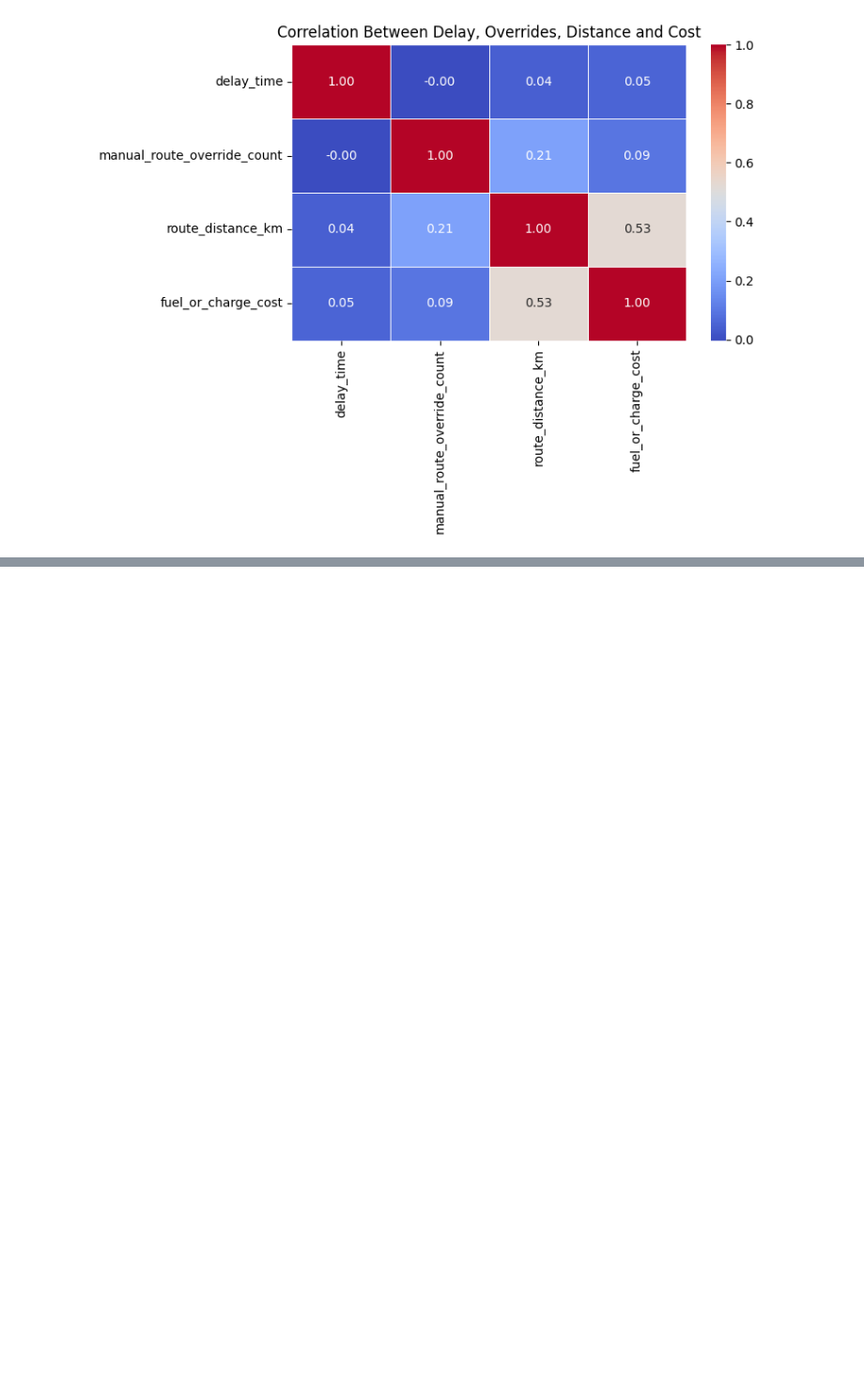
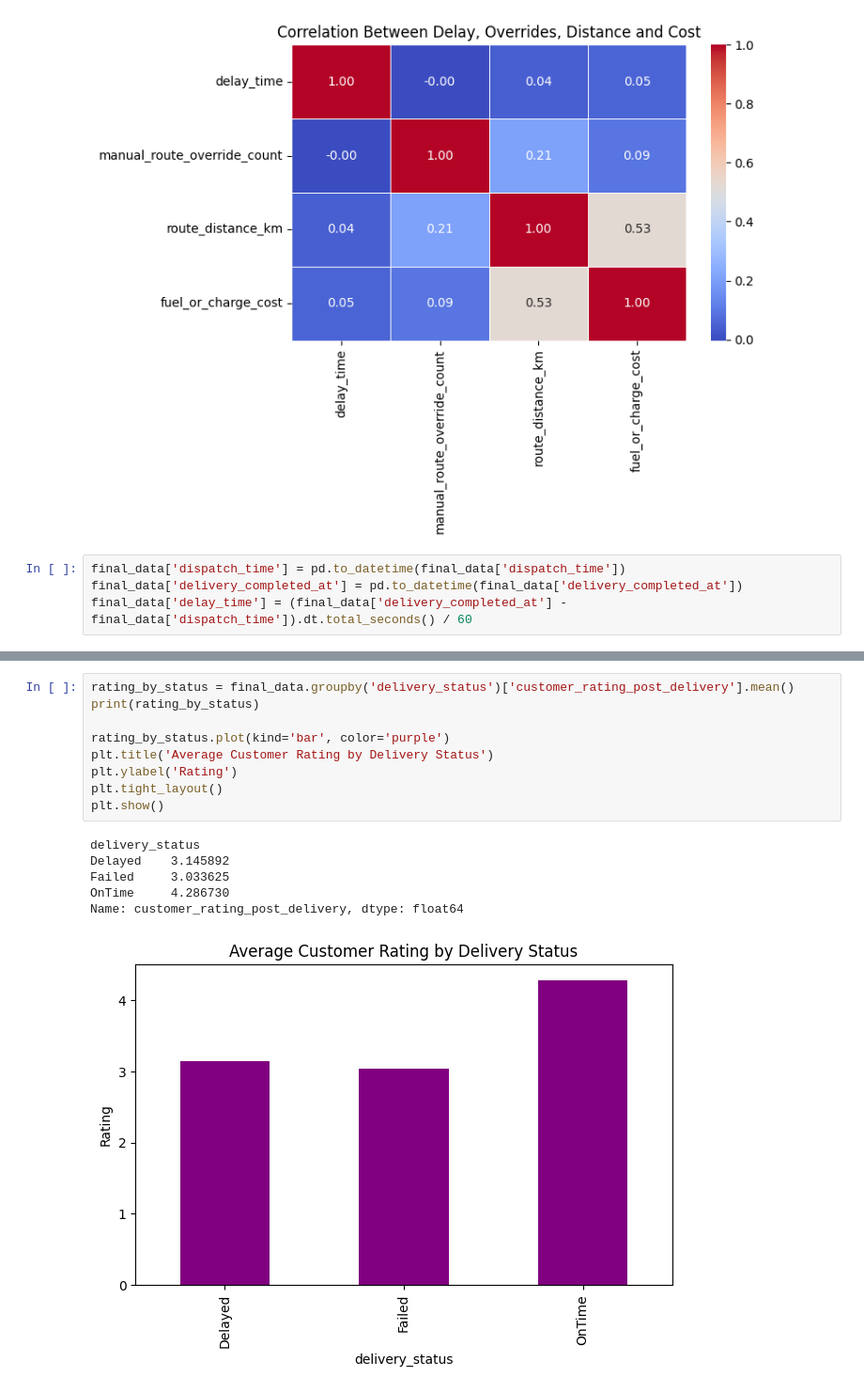
Before and after one commit to Ammar-muz/NorthStar-Analytics, a Jupyter notebook: northstar_analysis.ipynb, the cells around one changed output, grey strips where cells are left out. Shown at 94% size. Saved outputs shown, nothing was run; the diff lists cells and outputs as text; blank space fills up the shorter version.

```diff
--- a/northstar_analysis.ipynb
+++ b/northstar_analysis.ipynb
@@ -343,3 +343,7 @@ plt.tight_layout()
 plt.show()
 # %% [output]
 [figure]
+# %%
+final_data['dispatch_time'] = pd.to_datetime(final_data['dispatch_time'])
+final_data['delivery_completed_at'] = pd.to_datetime(final_data['delivery_completed_at'])
+final_data['delay_time'] = (final_data['delivery_completed_at'] - final_data['dispatch_time']).dt.total_seconds() / 60
@@ -345,0 +361,16 @@ plt.show()
+# %%
+rating_by_status = final_data.groupby('delivery_status')['customer_rating_post_delivery'].mean()
+print(rating_by_status)
+
+rating_by_status.plot(kind='bar', color='purple')
+plt.title('Average Customer Rating by Delivery Status')
+plt.ylabel('Rating')
+plt.tight_layout()
+plt.show()
+# %% [output]
+delivery_status
+Delayed    3.145892
+Failed     3.033625
+OnTime     4.286730
+Name: customer_rating_post_delivery, dtype: float64
+[figure, added]
```
Also changed, not shown: parts of 2 cells of this notebook.
